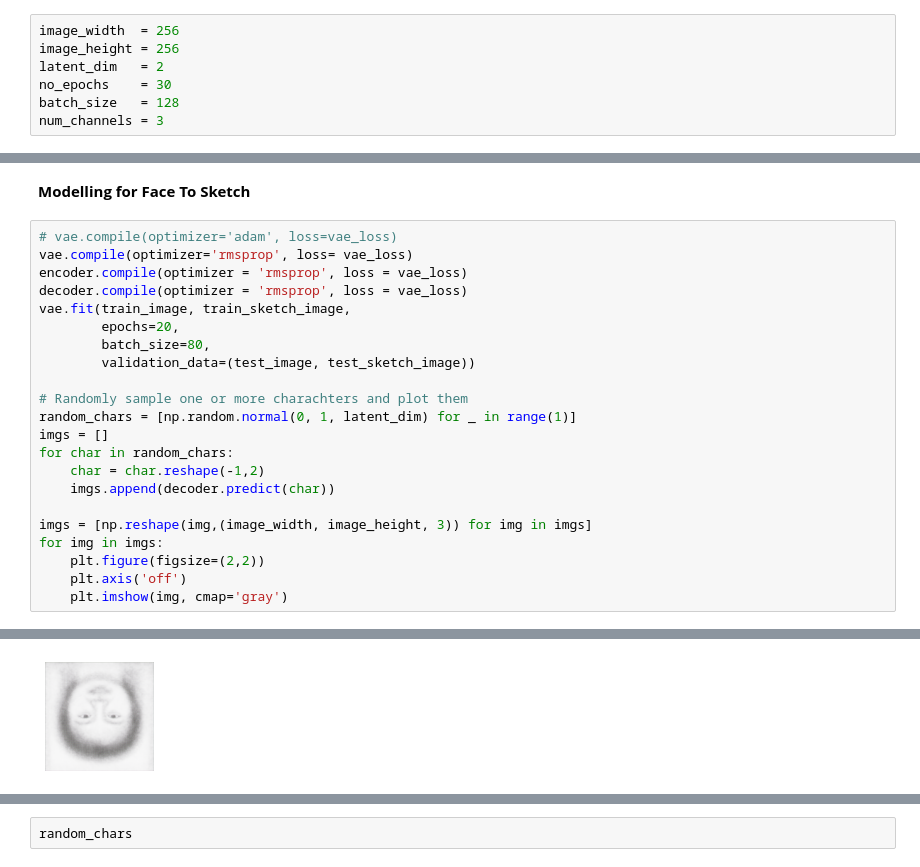
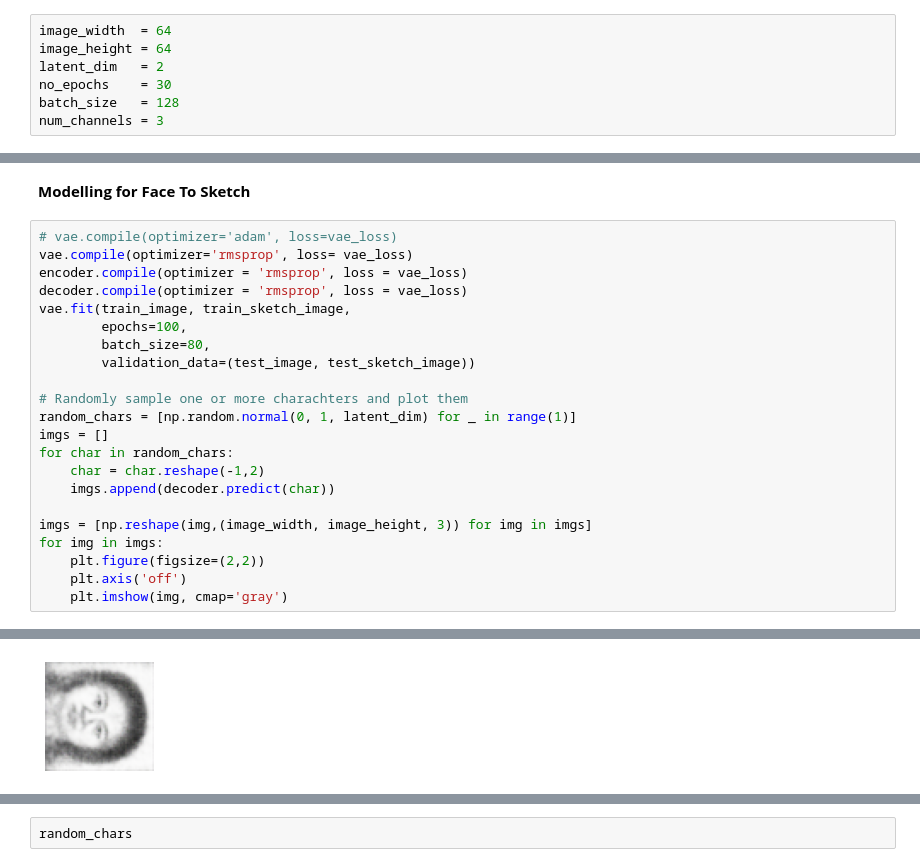
Before and after one commit to MithunKiniStar/AutoEncodersFaceSketch, a Jupyter notebook: Variational_Autoencoder.ipynb, the cells around one changed output, grey strips where cells are left out. Saved outputs shown, nothing was run; the diff lists cells and outputs as text.

```diff
--- a/Variational_Autoencoder.ipynb
+++ b/Variational_Autoencoder.ipynb
@@ -50,8 +161,8 @@ def sample_z(args):
     eps       = K.random_normal(shape=(batch, dim))
     return mu + K.exp(sigma / 2) * eps
 # %%
-image_width  = 256
-image_height = 256
+image_width  = 64
+image_height = 64
 latent_dim   = 2
 no_epochs    = 30
 batch_size   = 128
@@ -296,7 +286,7 @@ vae.compile(optimizer='rmsprop', loss= vae_loss)
 encoder.compile(optimizer = 'rmsprop', loss = vae_loss)
 decoder.compile(optimizer = 'rmsprop', loss = vae_loss)
 vae.fit(train_image, train_sketch_image,
-        epochs=20,
+        epochs=100,
         batch_size=80,
         validation_data=(test_image, test_sketch_image))
 
@@ -333 +323 @@ Epoch 20/20
-[figure, old version]
+[figure, new version]
```
Also changed, not shown: parts of 13 cells of this notebook.
